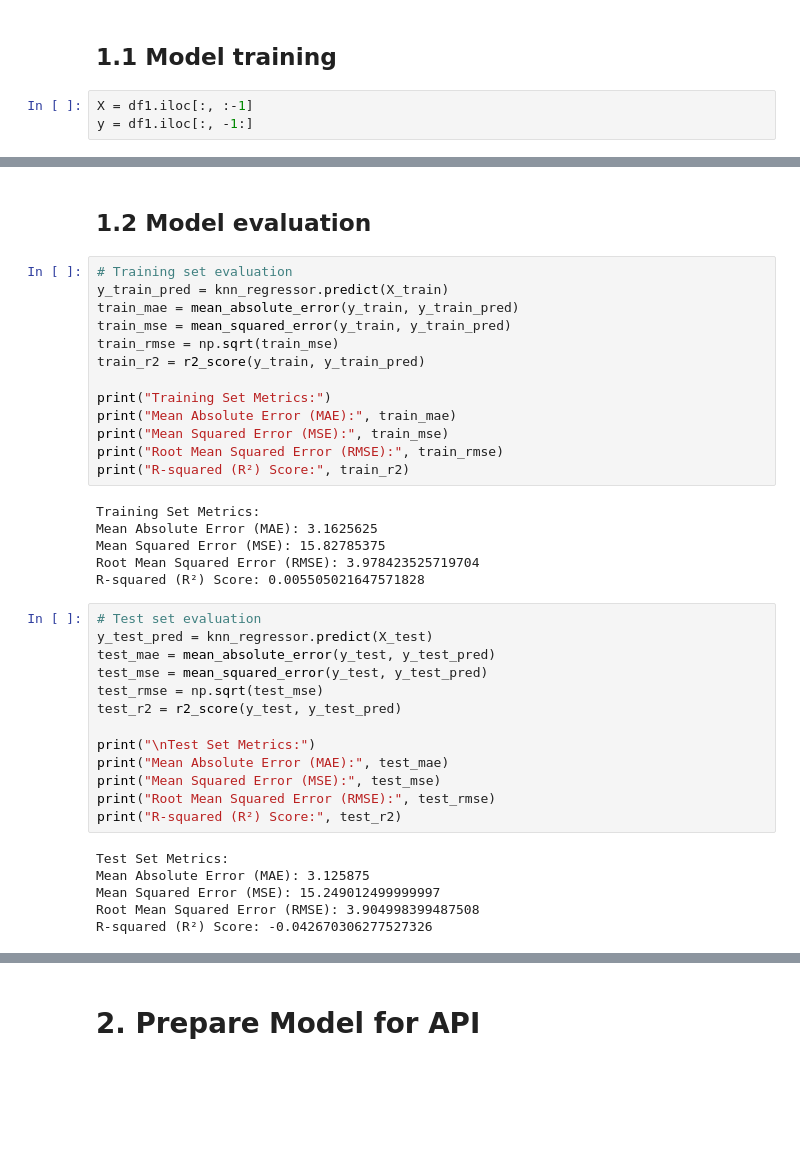
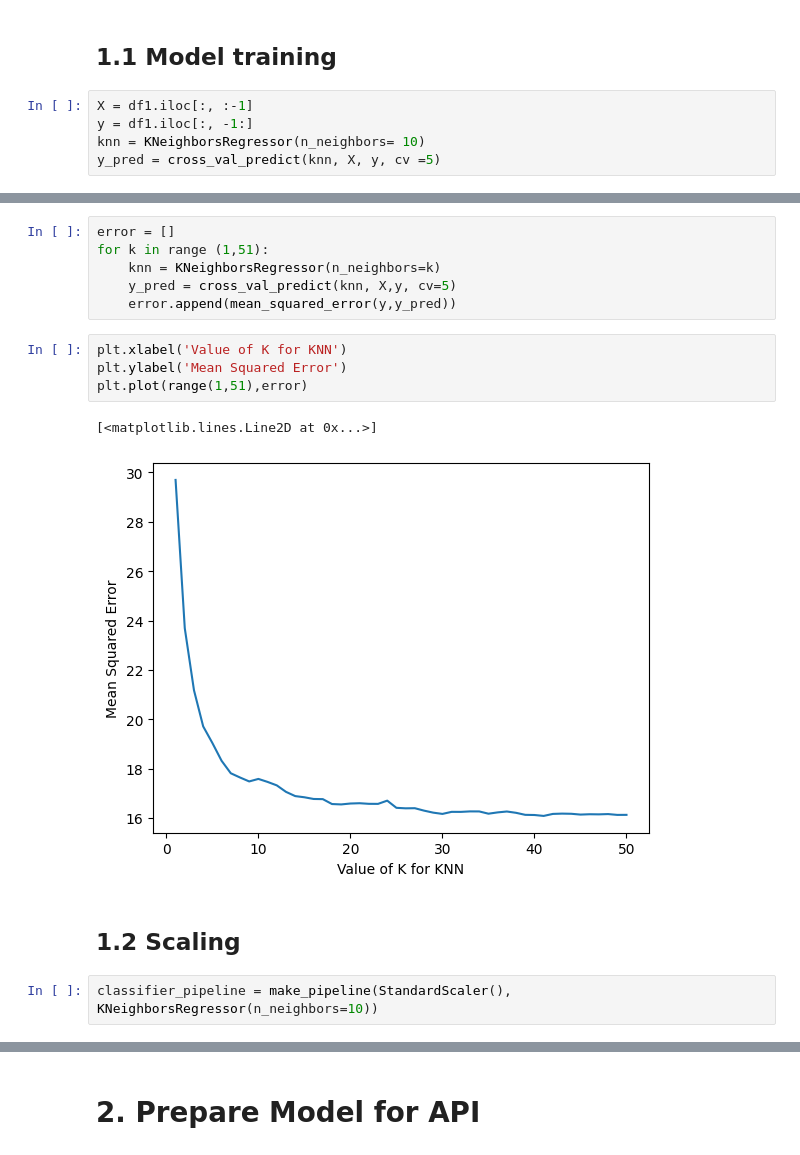
Before and after one commit to TechLabs-Berlin/ws24-skillswap, a Jupyter notebook: DS/01_Notebooks/04_Modeling/Activity_Projection/Activity_Projection.ipynb, the cells around one changed output, grey strips where cells are left out. Drawn from its saved outputs; the diff is of its cells as text; blank space fills up the shorter version.

Commit message:
update model

```diff
--- a/DS/01_Notebooks/04_Modeling/Activity_Projection/Activity_Projection.ipynb
+++ b/DS/01_Notebooks/04_Modeling/Activity_Projection/Activity_Projection.ipynb
@@ -62,3 +63,5 @@ df1.shape
 # %%
 X = df1.iloc[:, :-1]
 y = df1.iloc[:, -1:]
+knn = KNeighborsRegressor(n_neighbors= 10)
+y_pred = cross_val_predict(knn, X, y, cv =5)
@@ -79,40 +96,17 @@ KNeighborsRegressor(n_neighbors=50)
+# %%
+error = []
+for k in range (1,51):
+    knn = KNeighborsRegressor(n_neighbors=k)
+    y_pred = cross_val_predict(knn, X,y, cv=5)
+    error.append(mean_squared_error(y,y_pred))
+# %%
+plt.xlabel('Value of K for KNN')
+plt.ylabel('Mean Squared Error')
+plt.plot(range(1,51),error)
+# %% [output]
+[<matplotlib.lines.Line2D at 0x...>]
+[figure, added]
 # %% [markdown]
-## 1.2 Model evaluation
+## 1.2 Scaling
-# %%
-# Training set evaluation
-y_train_pred = knn_regressor.predict(X_train)
-train_mae = mean_absolute_error(y_train, y_train_pred)
-train_mse = mean_squared_error(y_train, y_train_pred)
-train_rmse = np.sqrt(train_mse)
-train_r2 = r2_score(y_train, y_train_pred)
-
-print("Training Set Metrics:")
-print("Mean Absolute Error (MAE):", train_mae)
-print("Mean Squared Error (MSE):", train_mse)
-print("Root Mean Squared Error (RMSE):", train_rmse)
-print("R-squared (R²) Score:", train_r2)
-# %% [output]
-Training Set Metrics:
-Mean Absolute Error (MAE): 3.1625625
-Mean Squared Error (MSE): 15.82785375
-Root Mean Squared Error (RMSE): 3.978423525719704
-R-squared (R²) Score: 0.005505021647571828
-# %%
-# Test set evaluation
-y_test_pred = knn_regressor.predict(X_test)
-test_mae = mean_absolute_error(y_test, y_test_pred)
-test_mse = mean_squared_error(y_test, y_test_pred)
-test_rmse = np.sqrt(test_mse)
-test_r2 = r2_score(y_test, y_test_pred)
-
-print("\nTest Set Metrics:")
-print("Mean Absolute Error (MAE):", test_mae)
-print("Mean Squared Error (MSE):", test_mse)
-print("Root Mean Squared Error (RMSE):", test_rmse)
-print("R-squared (R²) Score:", test_r2)
-# %% [output]
-Test Set Metrics:
-Mean Absolute Error (MAE): 3.125875
-Mean Squared Error (MSE): 15.249012499999997
-Root Mean Squared Error (RMSE): 3.904998399487508
-R-squared (R²) Score: -0.042670306277527326
+# %%
+classifier_pipeline = make_pipeline(StandardScaler(), KNeighborsRegressor(n_neighbors=10))
```
Also changed, not shown: parts of 22 cells of this notebook.
